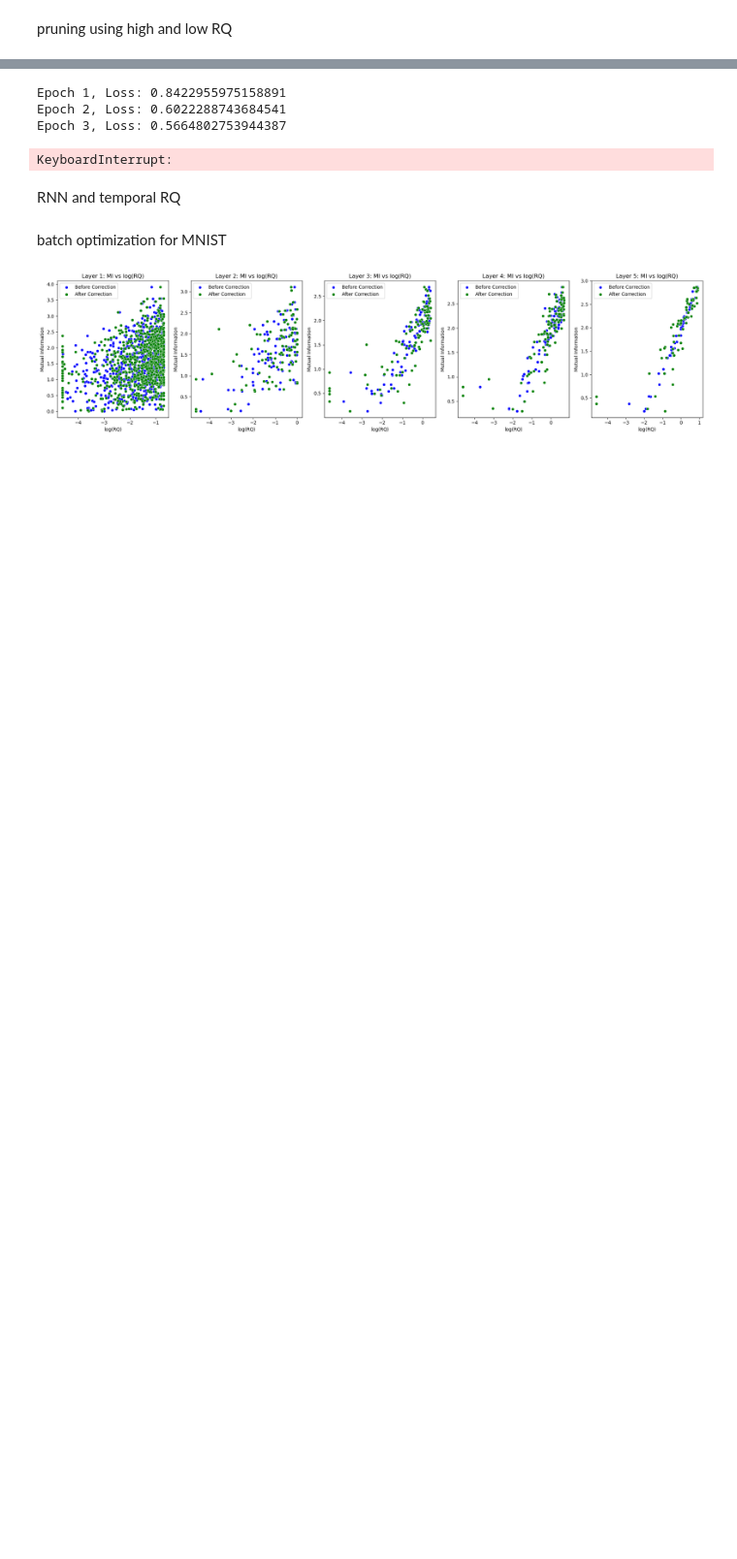
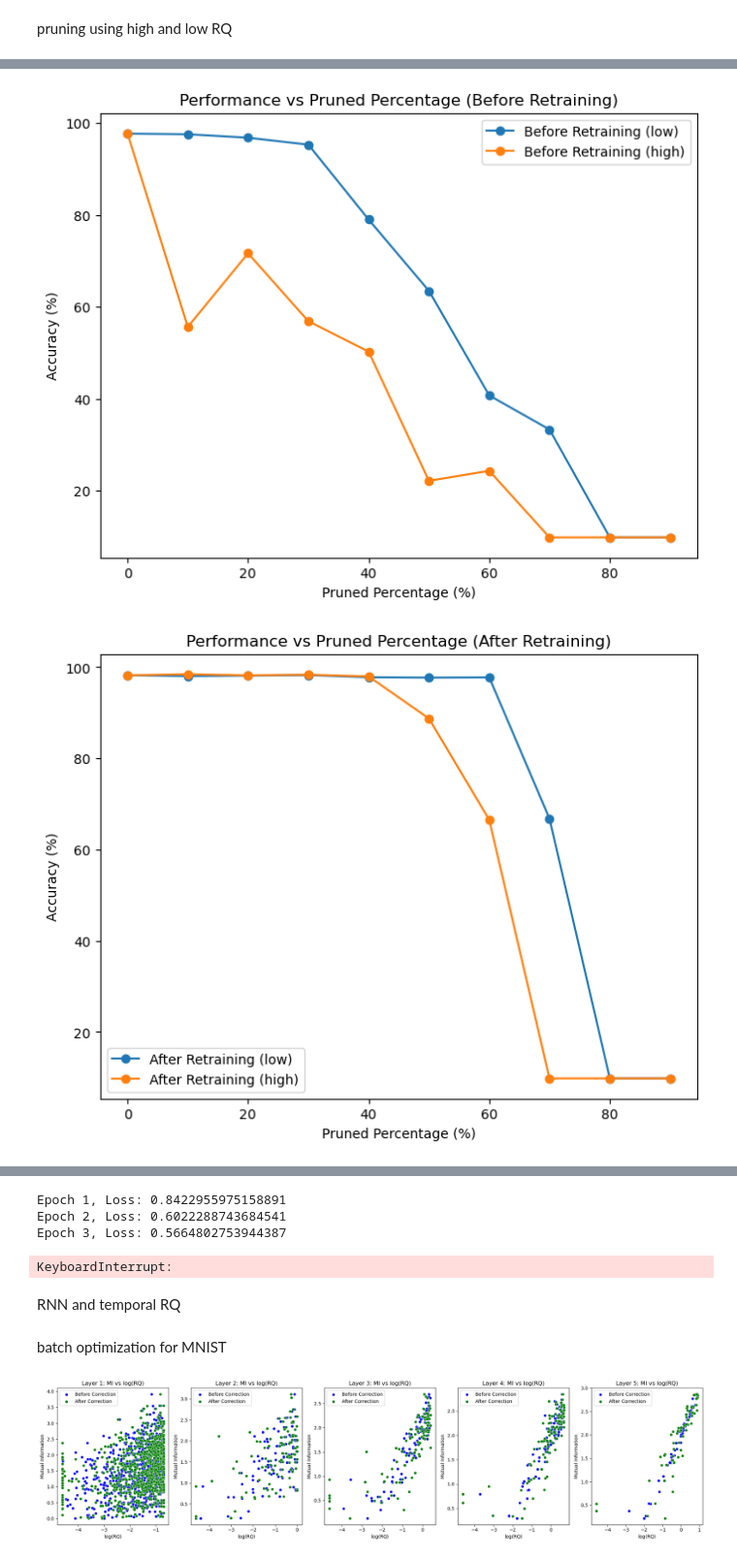
Before and after one commit to KempnerInstitute/nodelens, a Jupyter notebook: test_RQ_importance.ipynb, the cells around one changed output, grey strips where cells are left out. Shown at 97% size. Saved outputs shown, nothing was run; the diff lists cells and outputs as text; code cells hidden in the pictures; blank space fills up the shorter version.

Commit message:
add prun test

```diff
--- a/test_RQ_importance.ipynb
+++ b/test_RQ_importance.ipynb
@@ -341,7 +363,7 @@ def prune_and_evaluate(net, rq_distributions, train_loader, test_loader, prune_p
 
 
 # Example Usage
-train_loader, test_loader = load_data(batch_size=128)
+train_loader, test_loader = load_data(batch_size=256)
 
 # Step 1: Train the network
 input_size = 28 * 28
@@ -349,12 +371,12 @@ hidden_sizes = [784, 100, 100, 100, 64]
 num_classes = 10
 net = MultilayerNet(input_size=input_size, hidden_sizes=hidden_sizes, num_classes=num_classes)
 #net = MNIST_MLP()
-train_model(net, train_loader, num_epochs=20)
+train_model(net, train_loader, num_epochs=50)
 
 # Step 2: Analyze RQ for each layer
 rq_distributions = analyze_rq(net, train_loader)
 
 # Step 3: Prune and evaluate the network
-prune_percentages = [0.0, 0.1, 0.2, 0.3, 0.4, 0.5, 0.6, 0.7]  # Test different levels of pruning
+prune_percentages = [0.0, 0.1, 0.2, 0.3, 0.4, 0.5, 0.6, 0.7, 0.8, 0.9]  # Test different levels of pruning
 prune_and_evaluate(net, rq_distributions, train_loader, test_loader, prune_percentages, retrain_epochs=20)
 # %% [output]
@@ -377,0 +400,2 @@ Epoch 9, Loss: 0.7251946822539576
+[figure, added]
+[figure, added]
```
Also changed, not shown: parts of 4 cells of this notebook.
